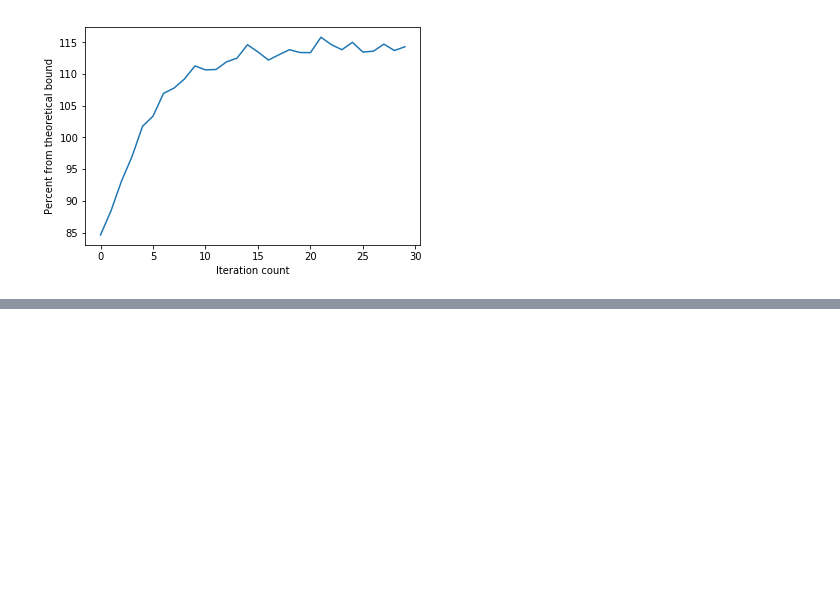
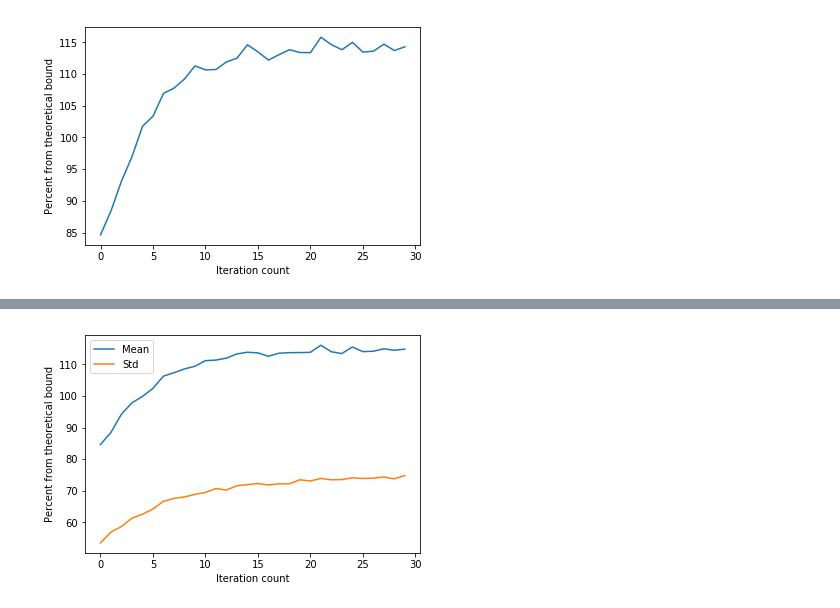
Before and after one commit to LPD-EPFL/nn-fault-tolerance, a Jupyter notebook: RandomNet.ipynb, the cells around one changed output, grey strips where cells are left out. Cells and saved outputs as stored; diff of their text form; code cells hidden in the pictures; blank space fills up the shorter version.

```diff
--- a/RandomNet.ipynb
+++ b/RandomNet.ipynb
@@ -197,0 +202,9 @@ Mean error 0.46661, 107.32% from theoretical, Std error 0.56211, 67.57% from the
+# %%
+plt.xlabel('Iteration count')
+plt.ylabel('Percent from theoretical bound')
+plt.plot(percents_mean, label='Mean')
+plt.plot(percents_std, label='Std')
+plt.legend()
+plt.show()
+# %% [output]
+[figure, added]
```
Also changed, not shown: parts of 1 cell of this notebook.
